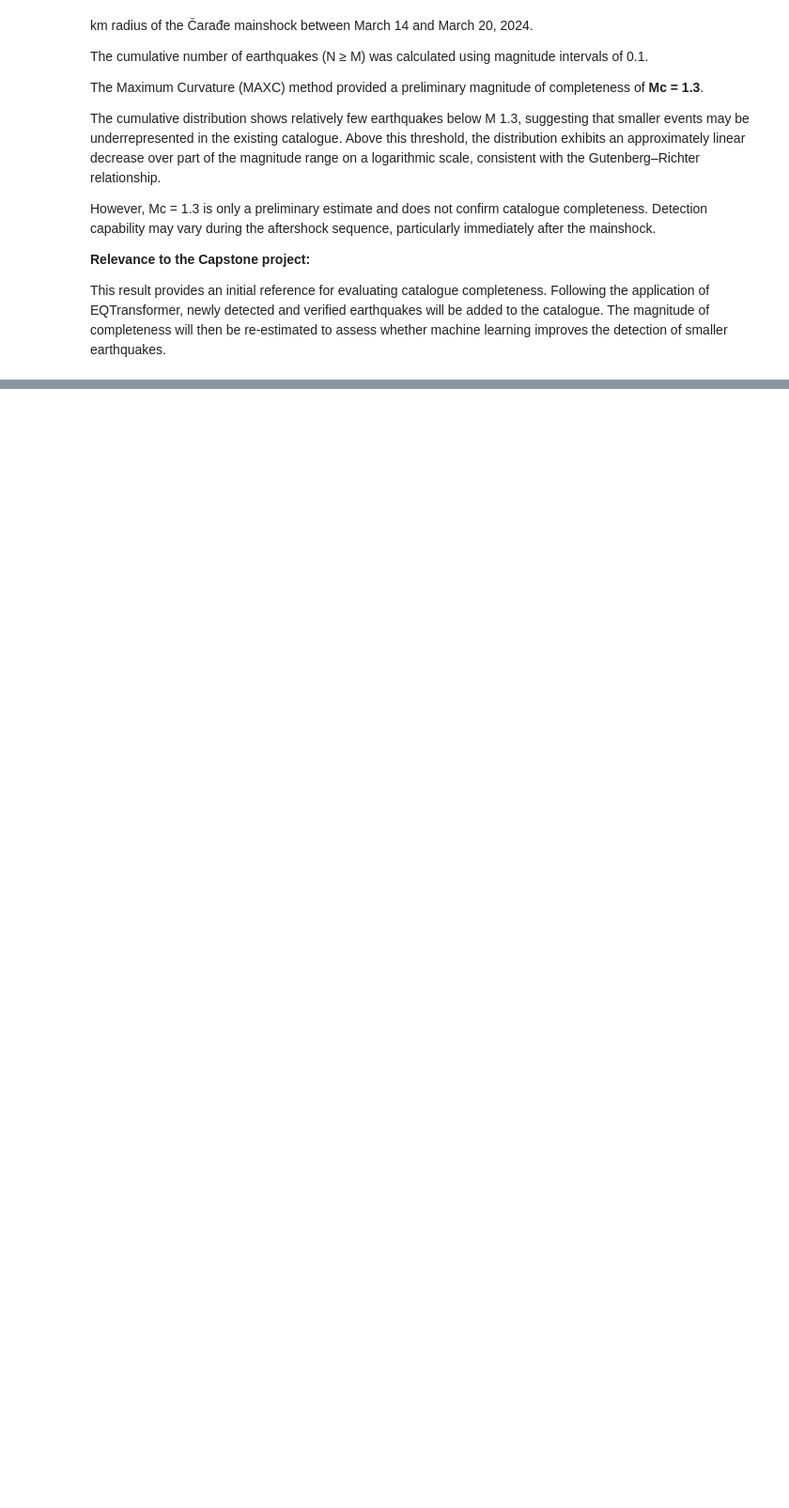
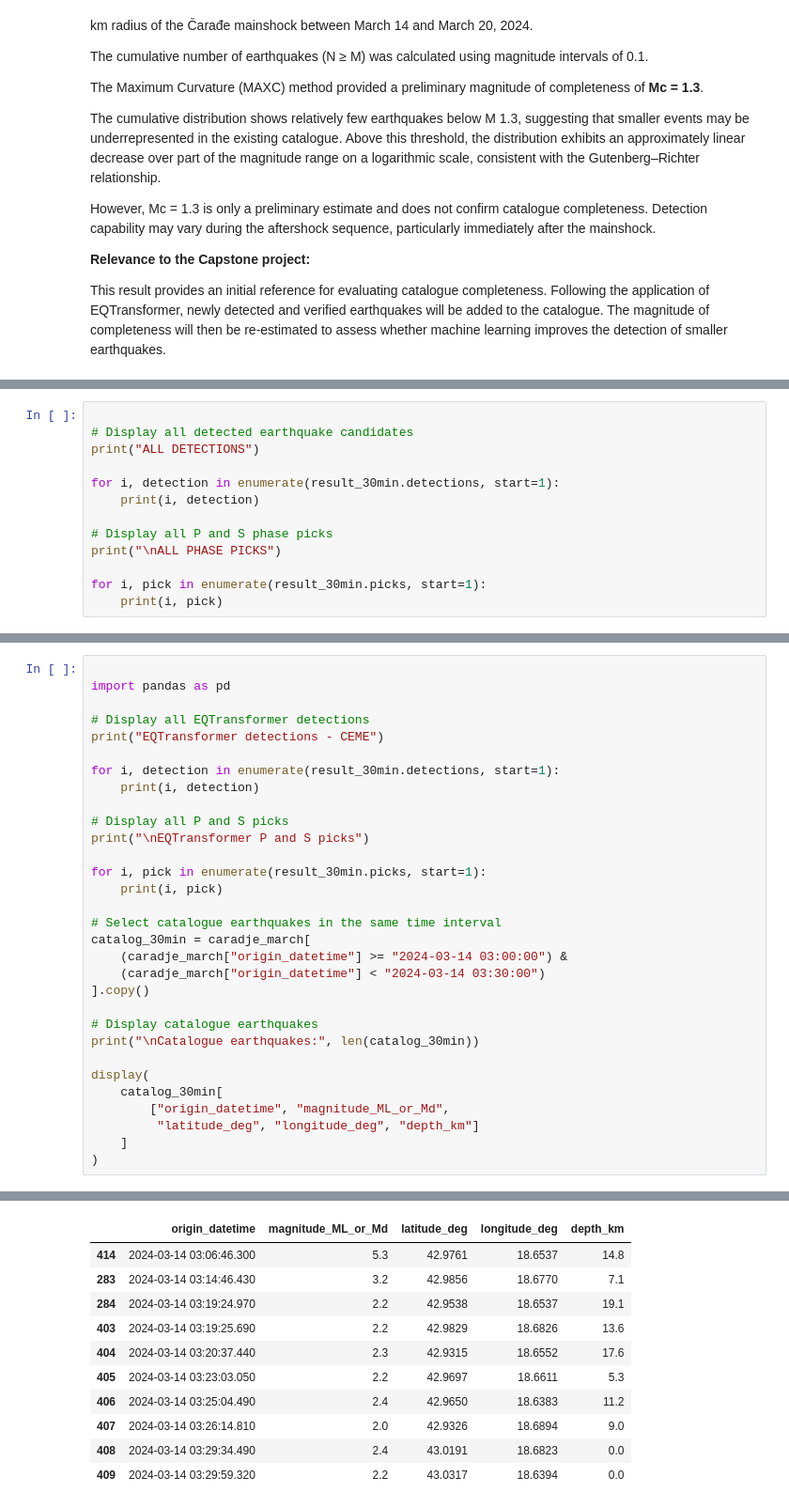
Before and after one commit to milena-seismo/DSB_capstone, a Jupyter notebook: DSB_Capstone_Milena.ipynb, the cells around one changed output, grey strips where cells are left out. Shown at 94% size. Cells and saved outputs as stored; diff of their text form; blank space fills up the shorter version.

```diff
--- a/DSB_Capstone_Milena.ipynb
+++ b/DSB_Capstone_Milena.ipynb
@@ -1116,0 +1315,13 @@ This result provides an initial reference for evaluating catalogue completeness.
+# %%
+
+# Display all detected earthquake candidates
+print("ALL DETECTIONS")
+
+for i, detection in enumerate(result_30min.detections, start=1):
+    print(i, detection)
+
+# Display all P and S phase picks
+print("\nALL PHASE PICKS")
+
+for i, pick in enumerate(result_30min.picks, start=1):
+    print(i, pick)
@@ -1116,0 +1346,32 @@ This result provides an initial reference for evaluating catalogue completeness.
+# %%
+
+import pandas as pd
+
+# Display all EQTransformer detections
+print("EQTransformer detections - CEME")
+
+for i, detection in enumerate(result_30min.detections, start=1):
+    print(i, detection)
+
+# Display all P and S picks
+print("\nEQTransformer P and S picks")
+
+for i, pick in enumerate(result_30min.picks, start=1):
+    print(i, pick)
+
+# Select catalogue earthquakes in the same time interval
+catalog_30min = caradje_march[
+    (caradje_march["origin_datetime"] >= "2024-03-14 03:00:00") &
+    (caradje_march["origin_datetime"] < "2024-03-14 03:30:00")
+].copy()
+
+# Display catalogue earthquakes
+print("\nCatalogue earthquakes:", len(catalog_30min))
+
+display(
+    catalog_30min[
+        ["origin_datetime", "magnitude_ML_or_Md",
+         "latitude_deg", "longitude_deg", "depth_km"]
+    ]
+)
+# %% [output]
@@ -1116,0 +1395,11 @@ This result provides an initial reference for evaluating catalogue completeness.
+|  | origin_datetime | magnitude_ML_or_Md | latitude_deg | longitude_deg | depth_km |
+| 414 | 2024-03-14 03:06:46.300 | 5.3 | 42.9761 | 18.6537 | 14.8 |
+| 283 | 2024-03-14 03:14:46.430 | 3.2 | 42.9856 | 18.6770 | 7.1 |
+| 284 | 2024-03-14 03:19:24.970 | 2.2 | 42.9538 | 18.6537 | 19.1 |
+| 403 | 2024-03-14 03:19:25.690 | 2.2 | 42.9829 | 18.6826 | 13.6 |
+| 404 | 2024-03-14 03:20:37.440 | 2.3 | 42.9315 | 18.6552 | 17.6 |
+| 405 | 2024-03-14 03:23:03.050 | 2.2 | 42.9697 | 18.6611 | 5.3 |
+| 406 | 2024-03-14 03:25:04.490 | 2.4 | 42.9650 | 18.6383 | 11.2 |
+| 407 | 2024-03-14 03:26:14.810 | 2.0 | 42.9326 | 18.6894 | 9.0 |
+| 408 | 2024-03-14 03:29:34.490 | 2.4 | 43.0191 | 18.6823 | 0.0 |
+| 409 | 2024-03-14 03:29:59.320 | 2.2 | 43.0317 | 18.6394 | 0.0 |
```
Also changed, not shown: parts of 10 cells of this notebook.
